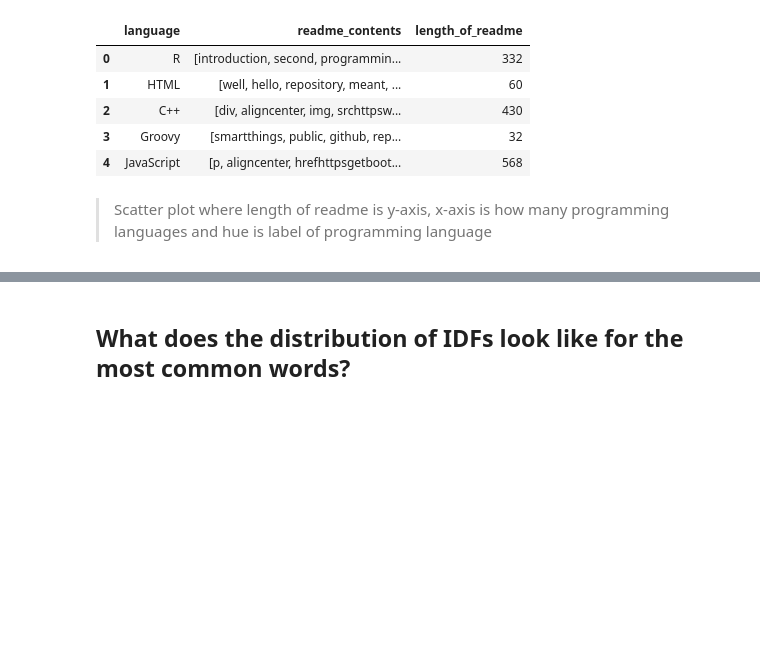
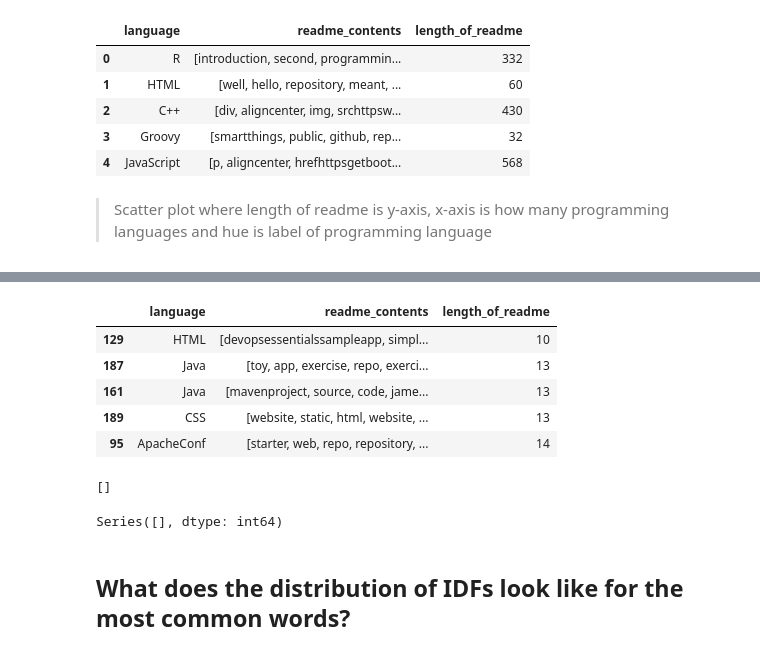
Before and after one commit to cobb-jiang-hartman-npl-project/github-repository-project, a Jupyter notebook: Jeremys_Repo/notes.ipynb, the cells around one changed output, grey strips where cells are left out. Drawn from its saved outputs; the diff is of its cells as text; code cells hidden in the pictures; blank space fills up the shorter version.

```diff
--- a/Jeremys_Repo/notes.ipynb
+++ b/Jeremys_Repo/notes.ipynb
@@ -266,0 +296,9 @@ plt.show()
+# %%
+df2.head()
+# %% [output]
+|  | language | readme_contents | length_of_readme |
+| 129 | HTML | [devopsessentialssampleapp, simpl... | 10 |
+| 187 | Java | [toy, app, exercise, repo, exerci... | 13 |
+| 161 | Java | [mavenproject, source, code, jame... | 13 |
+| 189 | CSS | [website, static, html, website, ... | 13 |
+| 95 | ApacheConf | [starter, web, repo, repository, ... | 14 |
@@ -266,0 +307,4 @@ plt.show()
+# %%
+go
+# %% [output]
+[]
@@ -267,3 +313,7 @@ plt.show()
+# %%
+go_freq.head()
+# %% [output]
+Series([], dtype: int64)
 # %% [markdown]
 ## What does the distribution of IDFs look like for the most common words?
 # %%
```
Also changed, not shown: parts of 8 cells of this notebook.
